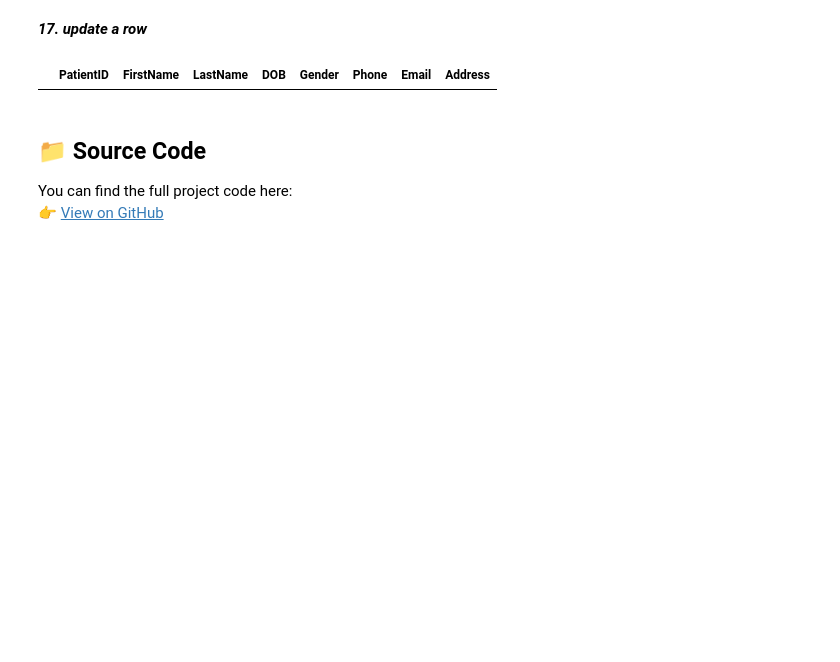
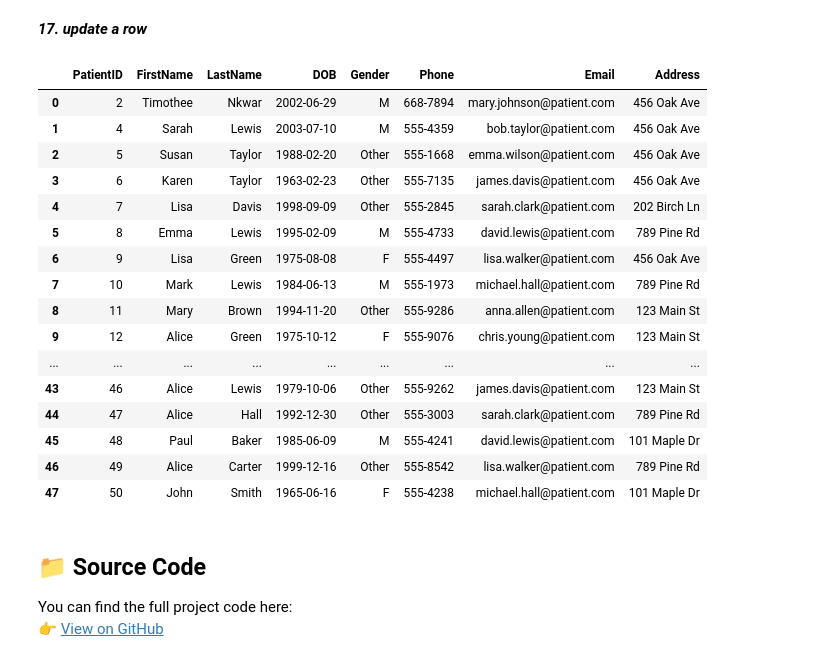
Before and after one commit to TimotheeNkwar/Database-Systems, a Jupyter notebook: DataBase_Project/Dentist_Clinic_DB_Project.ipynb, the cells around one changed output. Saved outputs shown, nothing was run; the diff lists cells and outputs as text; code cells hidden in the pictures; blank space fills up the shorter version.

```diff
--- a/DataBase_Project/Dentist_Clinic_DB_Project.ipynb
+++ b/DataBase_Project/Dentist_Clinic_DB_Project.ipynb
@@ -674,12 +674,28 @@ cost
 # %% [markdown]
 ***17. update a row***
 # %%
-conn.execute("UPDATE Patient SET FirstName = 'Timothee',LastName = 'Nkwar'WHERE PatientID = 1;")
+conn.execute("UPDATE Patient SET FirstName = 'Timothee',LastName = 'Nkwar' ,Gender='M',DOB ='2002-06-29',Phone='668-7894'WHERE PatientID = 2;")
 conn.commit()
-update_table =pd.read_sql_query("SELECT * FROM Patient WHERE PatientID = 1;", conn)
+update_table =pd.read_sql_query("SELECT * FROM Patient  ;", conn)
 update_table
 # %% [output]
 |  | PatientID | FirstName | LastName | DOB | Gender | Phone | Email | Address |
+| 0 | 2 | Timothee | Nkwar | 2002-06-29 | M | 668-7894 | mary.johnson@patient.com | 456 Oak Ave |
+| 1 | 4 | Sarah | Lewis | 2003-07-10 | M | 555-4359 | bob.taylor@patient.com | 456 Oak Ave |
+| 2 | 5 | Susan | Taylor | 1988-02-20 | Other | 555-1668 | emma.wilson@patient.com | 456 Oak Ave |
+| 3 | 6 | Karen | Taylor | 1963-02-23 | Other | 555-7135 | james.davis@patient.com | 456 Oak Ave |
+| 4 | 7 | Lisa | Davis | 1998-09-09 | Other | 555-2845 | sarah.clark@patient.com | 202 Birch Ln |
+| 5 | 8 | Emma | Lewis | 1995-02-09 | M | 555-4733 | david.lewis@patient.com | 789 Pine Rd |
+| 6 | 9 | Lisa | Green | 1975-08-08 | F | 555-4497 | lisa.walker@patient.com | 456 Oak Ave |
+| 7 | 10 | Mark | Lewis | 1984-06-13 | M | 555-1973 | michael.hall@patient.com | 789 Pine Rd |
+| 8 | 11 | Mary | Brown | 1994-11-20 | Other | 555-9286 | anna.allen@patient.com | 123 Main St |
+| 9 | 12 | Alice | Green | 1975-10-12 | F | 555-9076 | chris.young@patient.com | 123 Main St |
+| ... | ... | ... | ... | ... | ... | ... | ... | ... |
+| 43 | 46 | Alice | Lewis | 1979-10-06 | Other | 555-9262 | james.davis@patient.com | 123 Main St |
+| 44 | 47 | Alice | Hall | 1992-12-30 | Other | 555-3003 | sarah.clark@patient.com | 789 Pine Rd |
+| 45 | 48 | Paul | Baker | 1985-06-09 | M | 555-4241 | david.lewis@patient.com | 101 Maple Dr |
+| 46 | 49 | Alice | Carter | 1999-12-16 | Other | 555-8542 | lisa.walker@patient.com | 789 Pine Rd |
+| 47 | 50 | John | Smith | 1965-06-16 | F | 555-4238 | michael.hall@patient.com | 101 Maple Dr |
 # %% [markdown]
 ## 📁 Source Code
 
```
Also changed, not shown: parts of 7 cells of this notebook, 1 other file.
